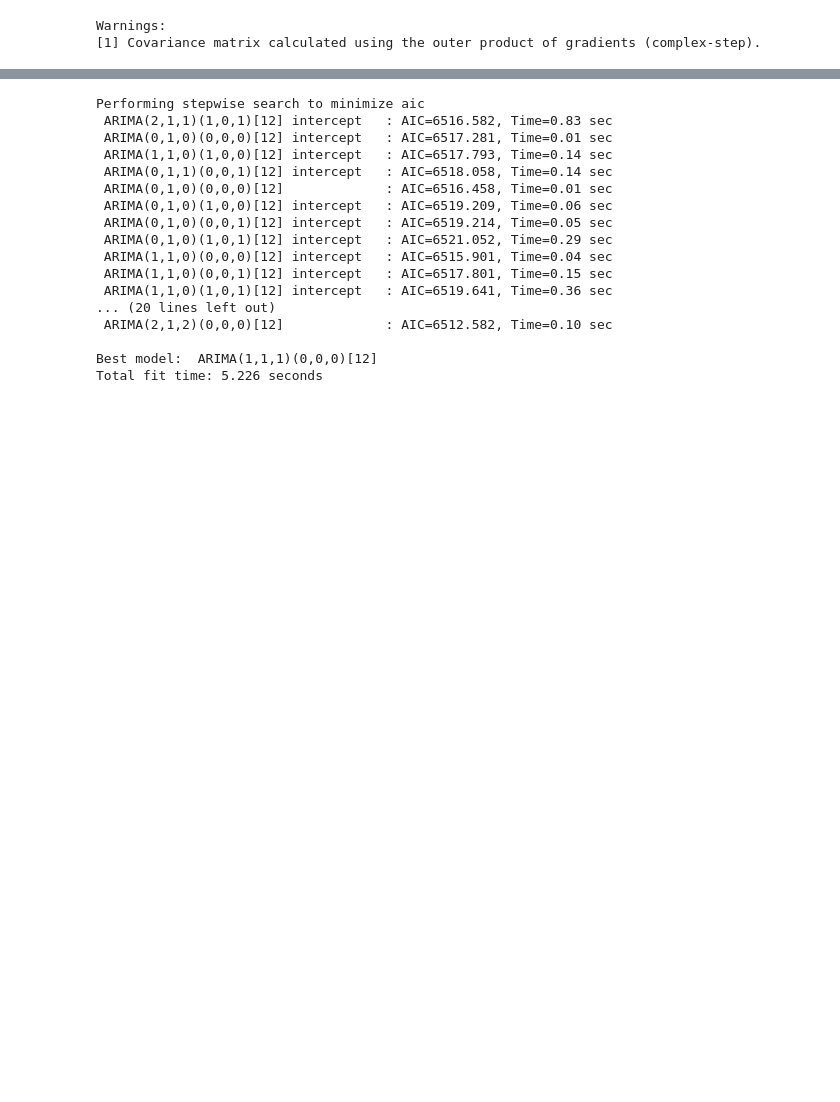
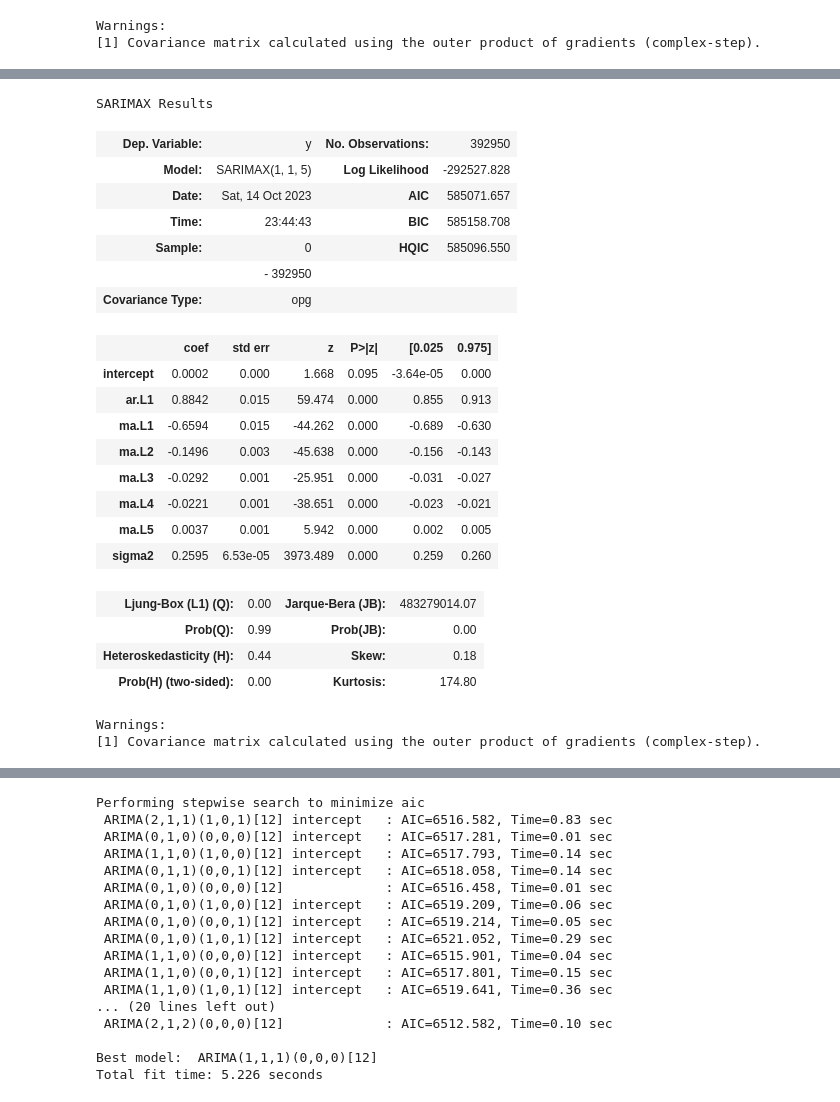
Before and after one commit to SkivHisink/MasterWork, a Jupyter notebook: Notebooks/Econometric/ARIMAMinuteForecast.ipynb, the cells around one changed output, grey strips where cells are left out. Saved outputs shown, nothing was run; the diff lists cells and outputs as text; code cells hidden in the pictures; blank space fills up the shorter version.

Commit message:
Added some notebooks (not all)
Added some new notebooks that represents some validated results

```diff
--- a/Notebooks/Econometric/ARIMAMinuteForecast.ipynb
+++ b/Notebooks/Econometric/ARIMAMinuteForecast.ipynb
@@ -193,0 +217,29 @@ Warnings:
+# %%
+stepwise_fit = auto_arima(special_data['Close'],
+                          suppress_warnings=True)
+
+stepwise_fit.summary()
+# %% [output]
+SARIMAX Results
+| Dep. Variable: | y | No. Observations: | 392950 |
+| Model: | SARIMAX(1, 1, 5) | Log Likelihood | -292527.828 |
+| Date: | Sat, 14 Oct 2023 | AIC | 585071.657 |
+| Time: | 23:44:43 | BIC | 585158.708 |
+| Sample: | 0 | HQIC | 585096.550 |
+|  | - 392950 |  |  |
+| Covariance Type: | opg |  |  |
+|  | coef | std err | z | P>|z| | [0.025 | 0.975] |
+| intercept | 0.0002 | 0.000 | 1.668 | 0.095 | -3.64e-05 | 0.000 |
+| ar.L1 | 0.8842 | 0.015 | 59.474 | 0.000 | 0.855 | 0.913 |
+| ma.L1 | -0.6594 | 0.015 | -44.262 | 0.000 | -0.689 | -0.630 |
+| ma.L2 | -0.1496 | 0.003 | -45.638 | 0.000 | -0.156 | -0.143 |
+| ma.L3 | -0.0292 | 0.001 | -25.951 | 0.000 | -0.031 | -0.027 |
+| ma.L4 | -0.0221 | 0.001 | -38.651 | 0.000 | -0.023 | -0.021 |
+| ma.L5 | 0.0037 | 0.001 | 5.942 | 0.000 | 0.002 | 0.005 |
+| sigma2 | 0.2595 | 6.53e-05 | 3973.489 | 0.000 | 0.259 | 0.260 |
+| Ljung-Box (L1) (Q): | 0.00 | Jarque-Bera (JB): | 483279014.07 |
+| Prob(Q): | 0.99 | Prob(JB): | 0.00 |
+| Heteroskedasticity (H): | 0.44 | Skew: | 0.18 |
+| Prob(H) (two-sided): | 0.00 | Kurtosis: | 174.80 |
+Warnings:
+[1] Covariance matrix calculated using the outer product of gradients (complex-step).
```
Also changed, not shown: parts of 21 cells of this notebook, 15 other files.
